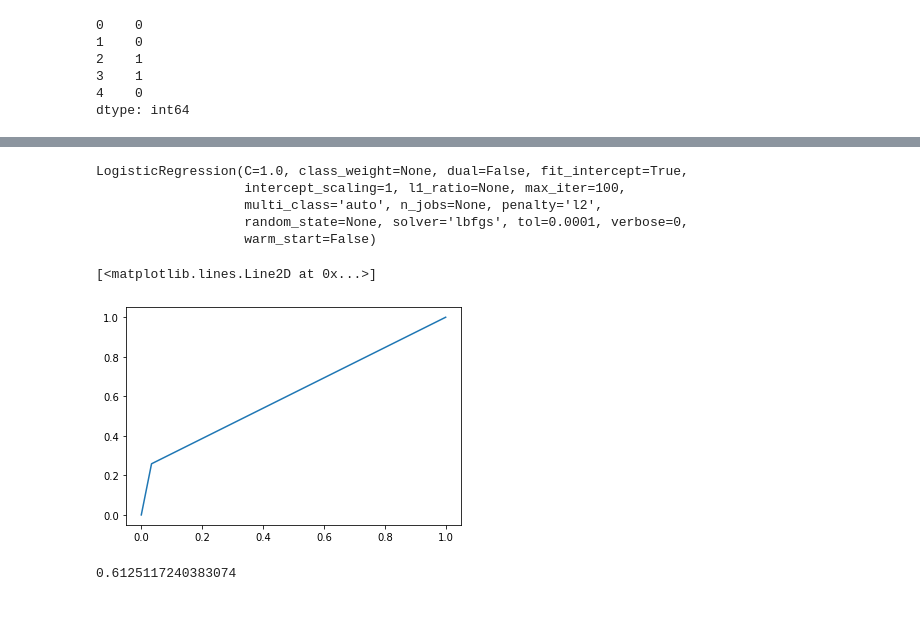
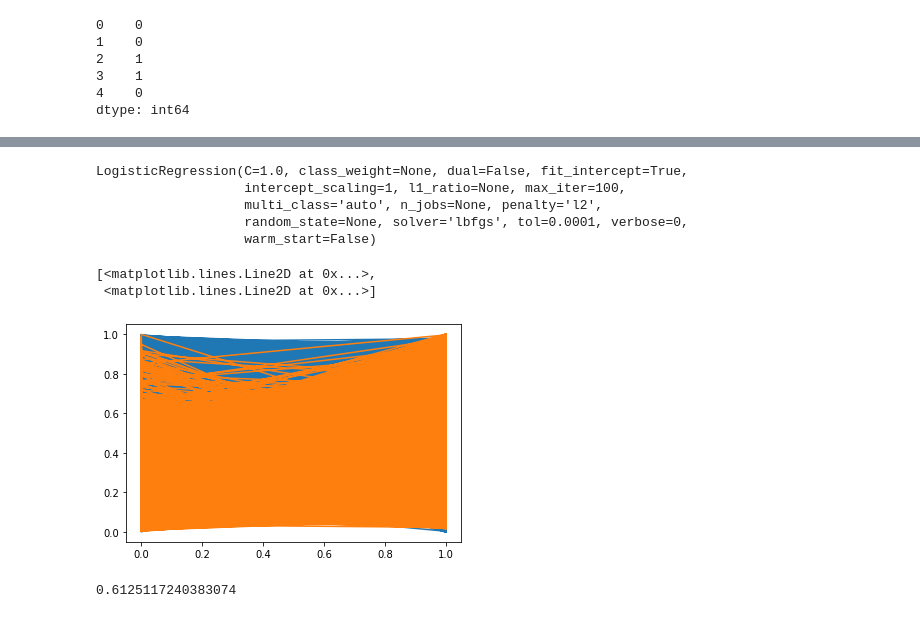
Before and after one commit to Geringer13/Netology_pyda, a Jupyter notebook: Machine_learning_AUC_Homework.ipynb, the cells around one changed output, grey strips where cells are left out. Drawn from its saved outputs; the diff is of its cells as text; code cells hidden in the pictures.

```diff
--- a/Machine_learning_AUC_Homework.ipynb
+++ b/Machine_learning_AUC_Homework.ipynb
@@ -140,0 +144,5 @@ dtype: int64
+# %%
+scaler = MinMaxScaler()
+# %%
+x1_norm = scaler.fit_transform(x1)
+x1_norm
@@ -141,20 +163,23 @@ dtype: int64
 # %%
-model = LogisticRegression()
-X_train, X_test, y_train, y_test = train_test_split(x1, y1, test_size=0.3)
-model.fit(X_train, y_train)
+X_train, X_test, y_train, y_test = train_test_split(x1_norm, y1, test_size=0.3)
-# %% [output]
-LogisticRegression(C=1.0, class_weight=None, dual=False, fit_intercept=True,
-                   intercept_scaling=1, l1_ratio=None, max_iter=100,
-                   multi_class='auto', n_jobs=None, penalty='l2',
-                   random_state=None, solver='lbfgs', tol=0.0001, verbose=0,
-                   warm_start=False)
+# %%
+model = LogisticRegression()
+model.fit(X_train, y_train)
+# %% [output]
+LogisticRegression(C=1.0, class_weight=None, dual=False, fit_intercept=True,
+                   intercept_scaling=1, l1_ratio=None, max_iter=100,
+                   multi_class='auto', n_jobs=None, penalty='l2',
+                   random_state=None, solver='lbfgs', tol=0.0001, verbose=0,
+                   warm_start=False)
+# %%
+predictions = model.predict_proba(X_test)
 # %%
-predictions = model.predict(X_test)
-fpr, tpr, thres = roc_curve( y_test, predictions)
-plt.plot( fpr, tpr )
+# fpr, tpr, thres = roc_curve(y_test, predictions)
+plt.plot(y_test, predictions)
 # %% [output]
-[<matplotlib.lines.Line2D at 0x...>]
+[<matplotlib.lines.Line2D at 0x...>,
+ <matplotlib.lines.Line2D at 0x...>]
-[figure, old version]
+[figure, new version]
 # %%
 roc_auc_score(y_test, predictions)
 # %% [output]
```
Also changed, not shown: parts of 11 cells of this notebook.
